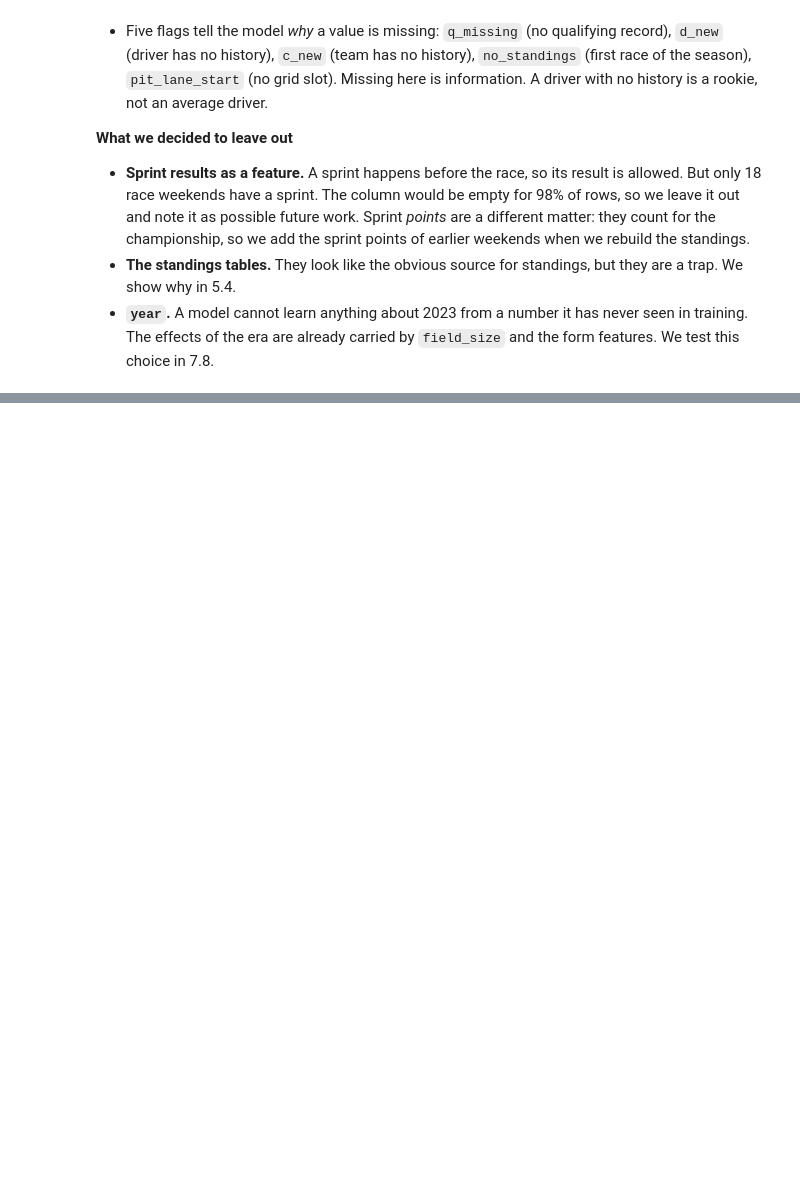
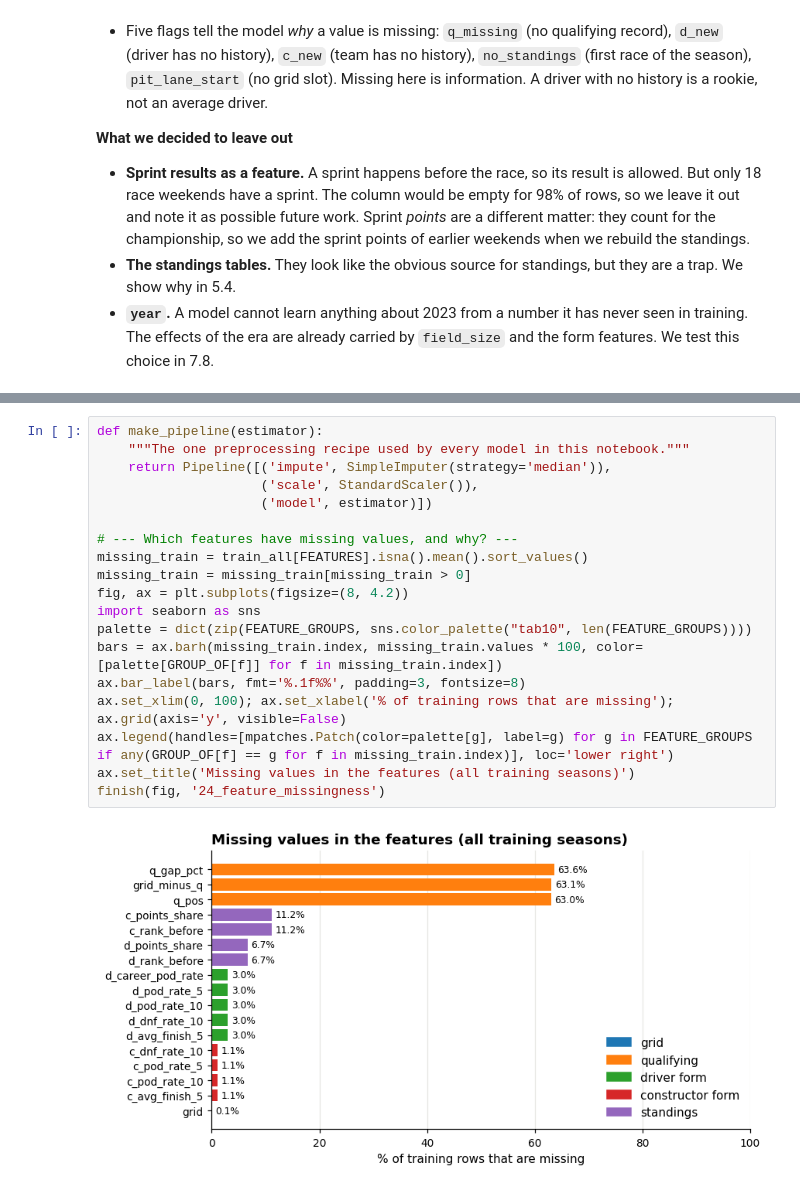
Before and after one commit to adhamshaheen/f1-podium-prediction, a Jupyter notebook: notebooke15c4f85e0.ipynb, the cells around one changed output, grey strips where cells are left out. Drawn from its saved outputs; the diff is of its cells as text; blank space fills up the shorter version.

```diff
--- a/notebooke15c4f85e0.ipynb
+++ b/notebooke15c4f85e0.ipynb
@@ -1956,0 +2024,21 @@ Features built in 4.5 s. Modelling table: 24,704 rows, 29 features in 6 groups.
+# %%
+def make_pipeline(estimator):
+    """The one preprocessing recipe used by every model in this notebook."""
+    return Pipeline([('impute', SimpleImputer(strategy='median')),
+                     ('scale', StandardScaler()),
+                     ('model', estimator)])
+
+# --- Which features have missing values, and why? ---
+missing_train = train_all[FEATURES].isna().mean().sort_values()
+missing_train = missing_train[missing_train > 0]
+fig, ax = plt.subplots(figsize=(8, 4.2))
+import seaborn as sns
+palette = dict(zip(FEATURE_GROUPS, sns.color_palette("tab10", len(FEATURE_GROUPS))))
+bars = ax.barh(missing_train.index, missing_train.values * 100, color=[palette[GROUP_OF[f]] for f in missing_train.index])
+ax.bar_label(bars, fmt='%.1f%%', padding=3, fontsize=8)
+ax.set_xlim(0, 100); ax.set_xlabel('% of training rows that are missing'); ax.grid(axis='y', visible=False)
+ax.legend(handles=[mpatches.Patch(color=palette[g], label=g) for g in FEATURE_GROUPS if any(GROUP_OF[f] == g for f in missing_train.index)], loc='lower right')
+ax.set_title('Missing values in the features (all training seasons)')
+finish(fig, '24_feature_missingness')
+# %% [output]
+[figure, added]
```
Also changed, not shown: parts of 22 cells of this notebook.
